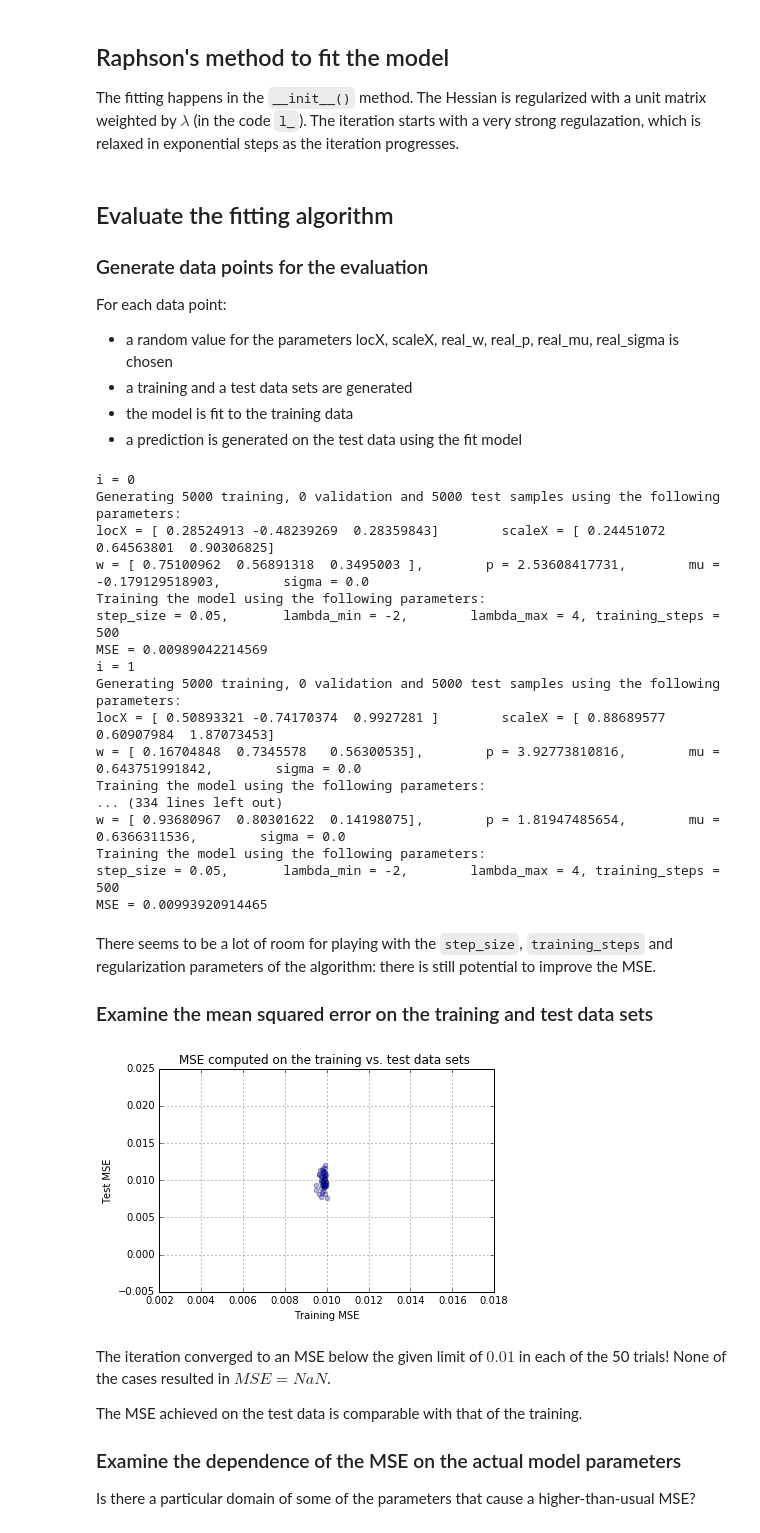
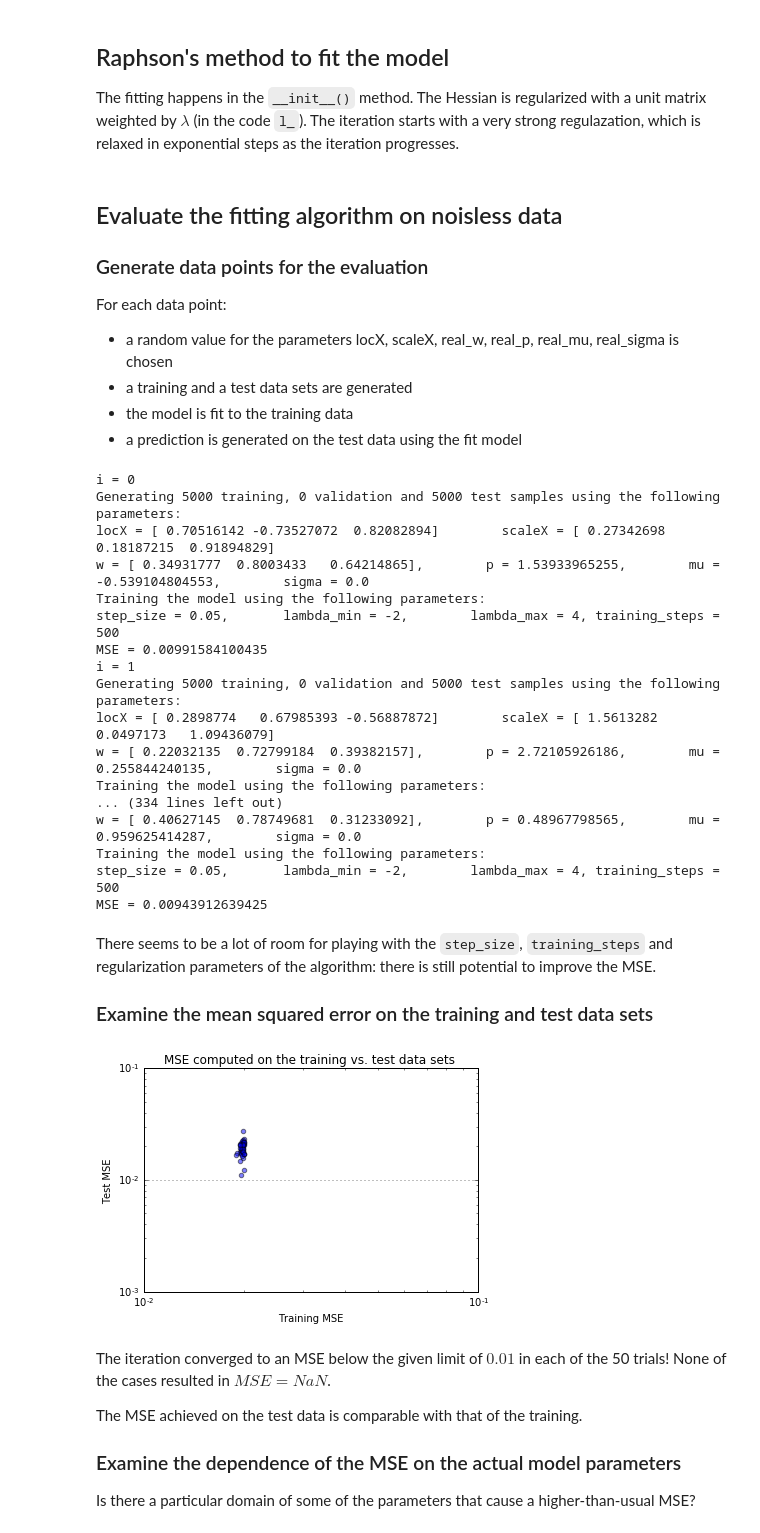
Before and after one commit to vadaszd/rsptime-simu, a Jupyter notebook: weighted p-norm 04 - NR.ipynb, the cells around one changed output. Drawn from its saved outputs; the diff is of its cells as text; code cells hidden in the pictures.

```diff
--- a/weighted p-norm 04 - NR.ipynb
+++ b/weighted p-norm 04 - NR.ipynb
@@ -195,19 +196,18 @@ class WeightedPNormNR(object):
             results['p'].append(p)
             results['mu'].append(m)  # (m, data.real_mu + data.real_sigma^2 /2)
 
-            #RT_predictions, epsilon = predict(data.validation_X_samples, data.validation_RT_samples)
         pass  # plot RT_samples vs. RT_predictions
         pass  # plot the distribution of epsilon
         return results
 
     @classmethod
-    def evaluate_real(cls, step_size, l_min, l_max, training_steps, N, MSE_limit):
+    def evaluate_real(cls, step_size, l_min, l_max, training_steps, N, MSE_limit, real_sigma = 0.0):
         """ Determine how the real values of the model parameters impact the error.
         """
         w_init = np.ones(cls.num_children) / cls.num_children
         p_init = 1.0
         m_init = 0.0
-        results = list() #results = defaultdict(list)
+        results = list()
         for i in range(N):
             if verbose:
                 print "i = {}".format(i)
@@ -216,7 +216,6 @@ class WeightedPNormNR(object):
             real_w = np.random.uniform(0, 1, cls.num_children)
             real_p = np.random.uniform(0.4, 4)
             real_mu = np.random.uniform(-1, 1)
-            real_sigma = 0.0
             data = WeightedPNormSample(locX, scaleX, real_w, real_p, real_mu, real_sigma,
                                        training_set_size=5000,
                                        validation_set_size=0,
@@ -225,7 +224,7 @@ class WeightedPNormNR(object):
             results.append( (data, wpn.training_results, wpn(data)))
         return results
 # %% [markdown]
-## Evaluate the fitting algorithm
+## Evaluate the fitting algorithm on noisless data
 ### Generate data points for the evaluation
 For each data point:
 
@@ -239,42 +238,42 @@ results = WeightedPNormNR.evaluate_real(step_size=.05, l_min=-2, l_max=4, traini
 # %% [output]
 i = 0
 Generating 5000 training, 0 validation and 5000 test samples using the following parameters:
-locX = [ 0.28524913 -0.48239269  0.28359843]        scaleX = [ 0.24451072  0.64563801  0.90306825]
-w = [ 0.75100962  0.56891318  0.3495003 ],        p = 2.53608417731,        mu = -0.179129518903,        sigma = 0.0
+locX = [ 0.70516142 -0.73527072  0.82082894]        scaleX = [ 0.27342698  0.18187215  0.91894829]
+w = [ 0.34931777  0.8003433   0.64214865],        p = 1.53933965255,        mu = -0.539104804553,        sigma = 0.0
 Training the model using the following parameters:
 step_size = 0.05,       lambda_min = -2,        lambda_max = 4, training_steps = 500
-MSE = 0.00989042214569
+MSE = 0.00991584100435
 i = 1
 Generating 5000 training, 0 validation and 5000 test samples using the following parameters:
-locX = [ 0.50893321 -0.74170374  0.9927281 ]        scaleX = [ 0.88689577  0.60907984  1.87073453]
-w = [ 0.16704848  0.7345578   0.56300535],        p = 3.92773810816,        mu = 0.643751991842,        sigma = 0.0
+locX = [ 0.2898774   0.67985393 -0.56887872]        scaleX = [ 1.5613282   0.0497173   1.09436079]
+w = [ 0.22032135  0.72799184  0.39382157],        p = 2.72105926186,        mu = 0.255844240135,        sigma = 0.0
 Training the model using the following parameters:
 ... (334 lines left out)
-w = [ 0.93680967  0.80301622  0.14198075],        p = 1.81947485654,        mu = 0.6366311536,        sigma = 0.0
+w = [ 0.40627145  0.78749681  0.31233092],        p = 0.48967798565,        mu = 0.959625414287,        sigma = 0.0
 Training the model using the following parameters:
 step_size = 0.05,       lambda_min = -2,        lambda_max = 4, training_steps = 500
-MSE = 0.00993920914465
+MSE = 0.00943912639425
 # %% [markdown]
 There seems to be a lot of room for playing with the `step_size`, `training_steps` and regularization parameters of the algorithm: there is still potential to improve the MSE.
 ### Examine the mean squared error on the training and test data sets
 # %%
 def plot_MSE_vs_MSE(results):
     series = defaultdict(list)
     for data, wpn_results, prediction_results in results:
-        series['MSE'].append((wpn_results['MSE'], prediction_results['MSE'], ))
+        series['MSE'].append((2.0*wpn_results['MSE'], 2.0*prediction_results['MSE'], ))
 
     for parameter, data in series.items():
         plt.title('MSE computed on the training vs. test data sets ')
-#         plt.xscale('log')
-#         plt.yscale('log')
+        plt.xscale('log')
+        plt.yscale('log')
         plt.grid()
-        plt.scatter(*zip(*data), alpha=0.3)
+        plt.scatter(*zip(*data), alpha=0.5)
         plt.xlabel('Training MSE')
         plt.ylabel('Test MSE')
         plt.show()
 plot_MSE_vs_MSE(results)
 # %% [output]
-[figure, old version]
+[figure, new version]
 # %% [markdown]
 The iteration converged to an MSE below the given limit of $0.01$ in each of the 50 trials! None of the cases resulted in $MSE=NaN$.
 
```
Also changed, not shown: parts of 16 cells of this notebook, 1 other file.
